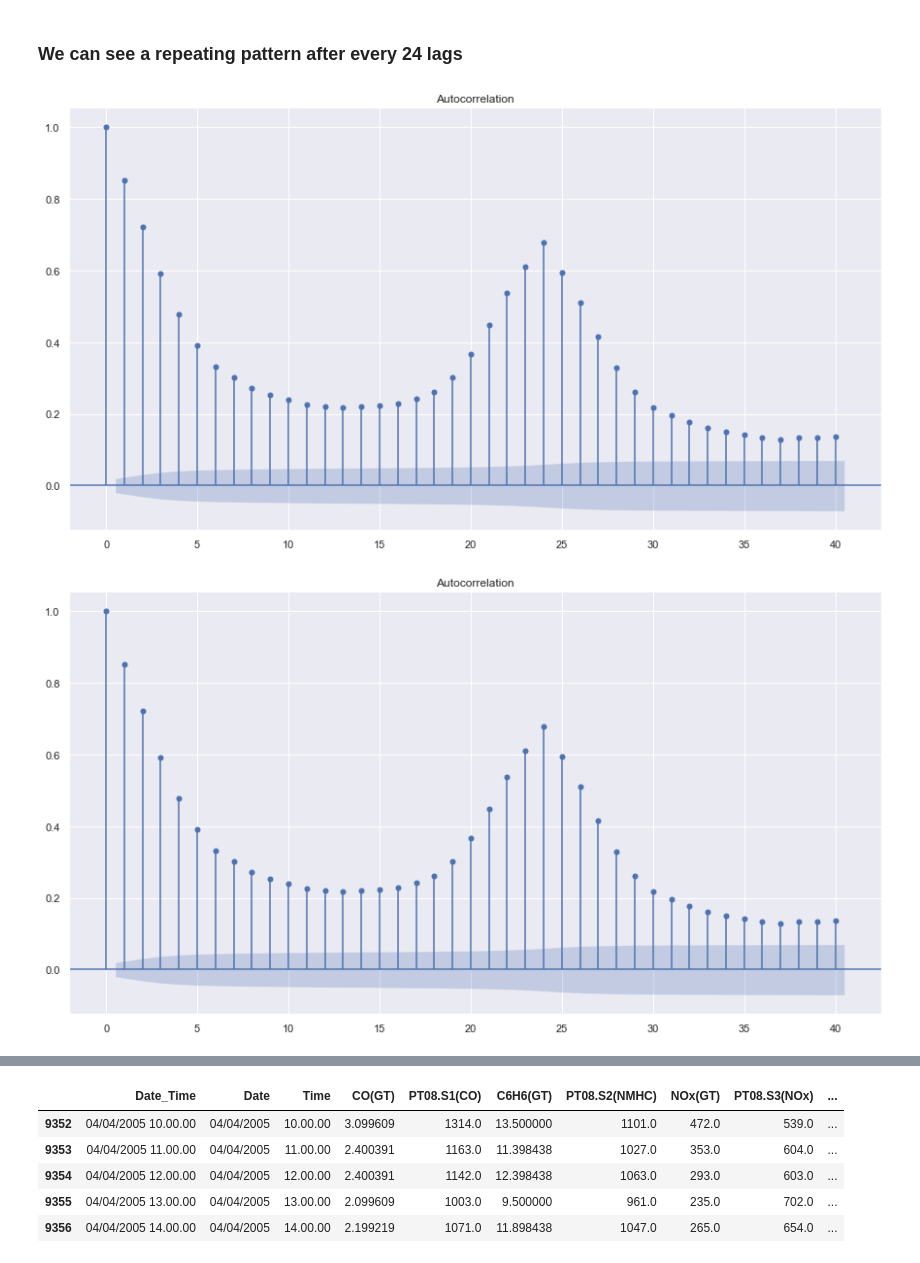
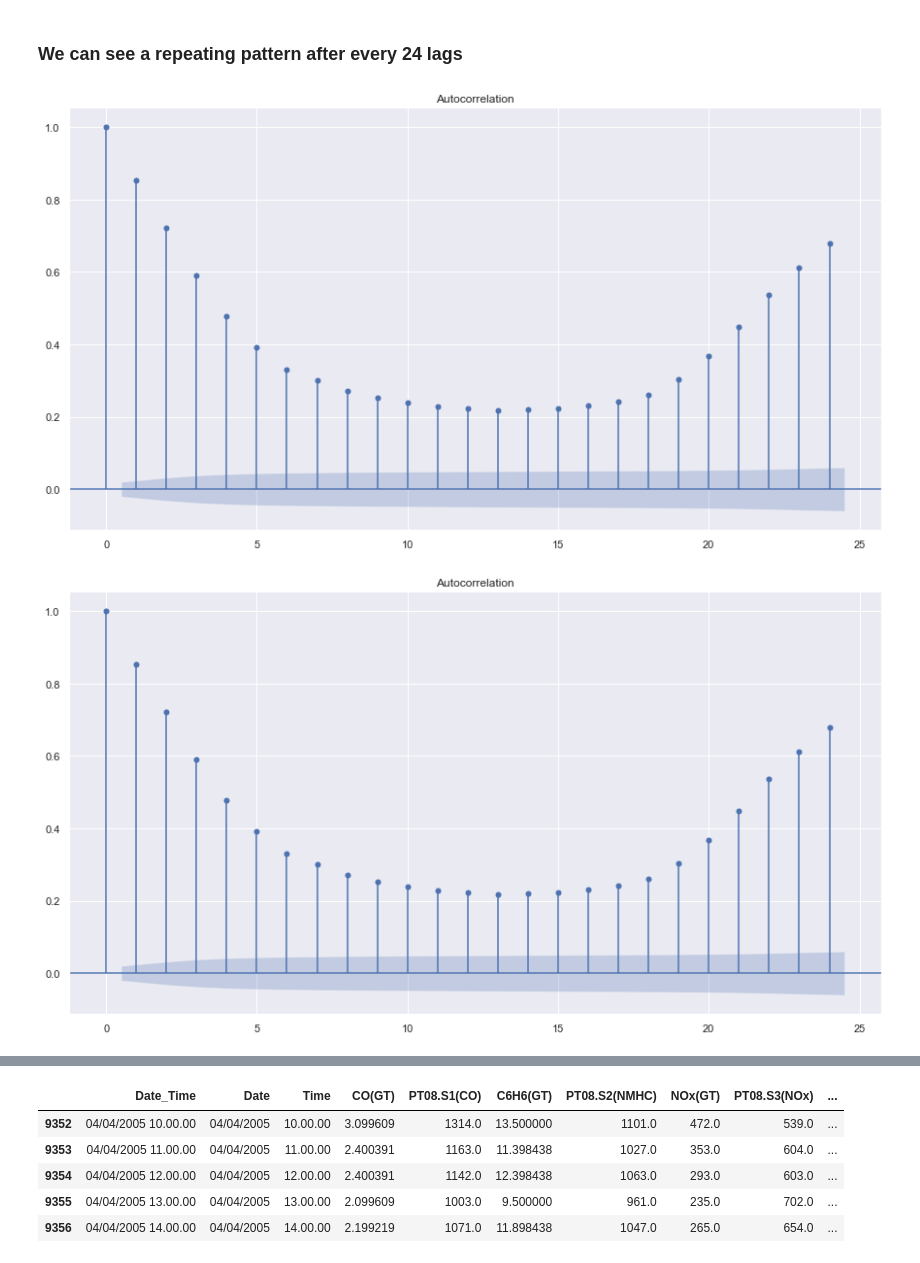
Before and after one commit to Jitensid/Data-Science-Lab-Submissions, a Jupyter notebook: Lab 6/DS Lab Exp 6.ipynb, the cells around one changed output, grey strips where cells are left out. Cells and saved outputs as stored; diff of their text form; code cells hidden in the pictures.

```diff
--- a/Lab 6/DS Lab Exp 6.ipynb
+++ b/Lab 6/DS Lab Exp 6.ipynb
@@ -498,9 +490,9 @@ plot_acf(df['PT08.S4(NO2)'])
 ### We can see a repeating pattern after every 24 lags
 # %%
 from statsmodels.graphics.tsaplots import plot_acf
-plot_acf(df['NO2(GT)'])
+plot_acf(df['NO2(GT)'], lags=24)
 # %% [output]
-[figure, old version]
+[figure, new version]
-[figure, old version]
+[figure, new version]
 # %%
 from statsmodels.graphics.tsaplots import plot_acf
```
Also changed, not shown: parts of 15 cells of this notebook, 4 other files.
